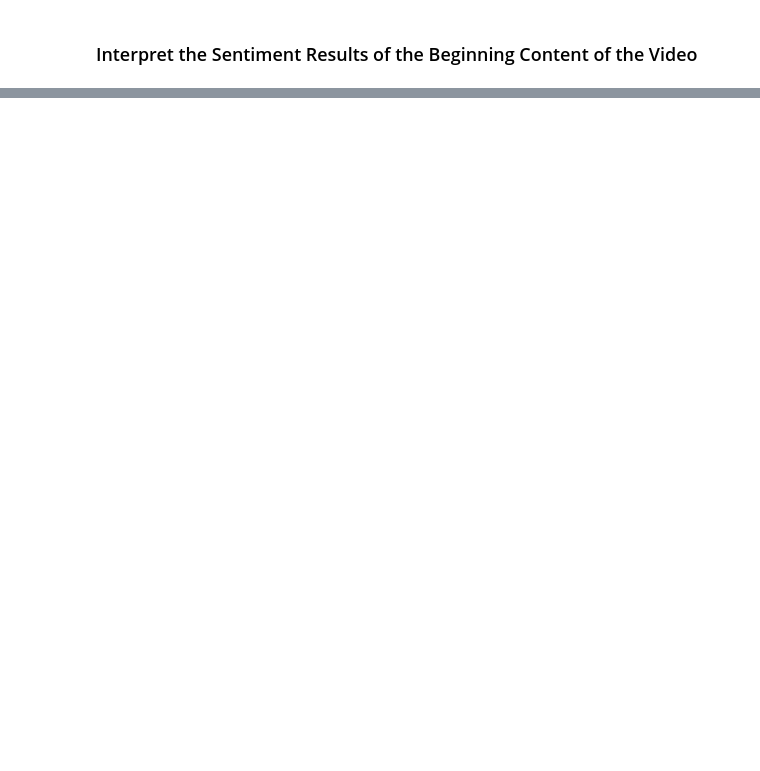
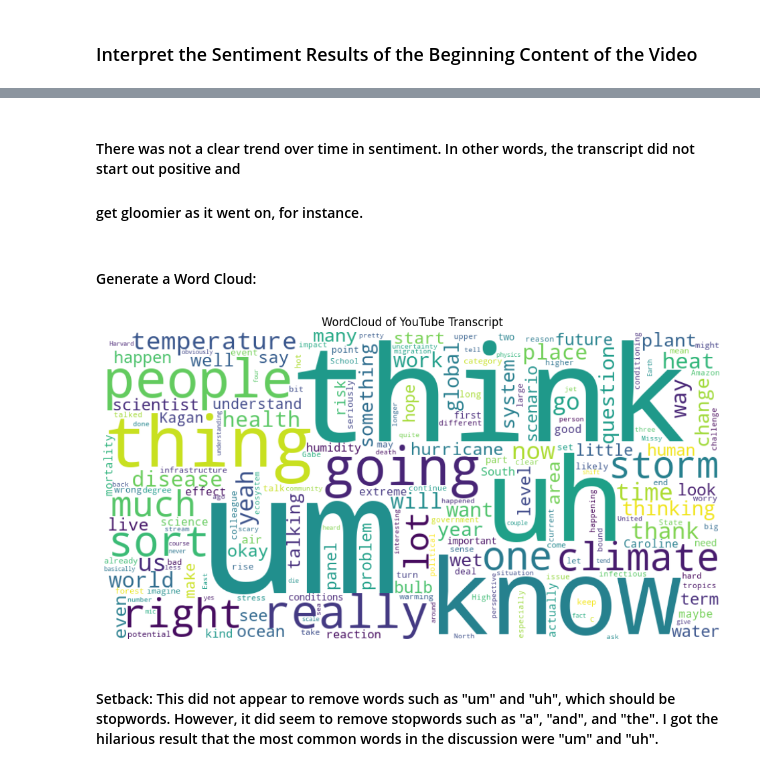
Before and after one commit to annedudzik/CISD43_Climate_Panel_Text_Mining_from_YouTube_Anne, a Jupyter notebook: CISD43_Climate_Panel_Text_Mining_from_YouTube_Anne.ipynb, the cells around one changed output, grey strips where cells are left out. Drawn from its saved outputs; the diff is of its cells as text; code cells hidden in the pictures; blank space fills up the shorter version.

```diff
--- a/CISD43_Climate_Panel_Text_Mining_from_YouTube_Anne.ipynb
+++ b/CISD43_Climate_Panel_Text_Mining_from_YouTube_Anne.ipynb
@@ -186,0 +246,28 @@ if not df.empty:
+# %% [markdown]
+#### There was not a clear trend over time in sentiment. In other words, the transcript did not start out positive and
+#### get gloomier as it went on, for instance.
+# %% [markdown]
+#### Generate a Word Cloud:
+# %%
+if full_text.strip():
+    custom_stopwords = set(STOPWORDS)
+
+    wordcloud = WordCloud(
+        width=900,
+        height=450,
+        background_color="white",
+        stopwords=custom_stopwords,
+        collocations=False
+    ).generate(full_text)
+
+    plt.figure(figsize=(12, 6))
+    plt.imshow(wordcloud, interpolation="bilinear")
+    plt.axis("off")
+    plt.title("WordCloud of YouTube Transcript")
+    plt.show()
+else:
+    print("No transcript text is available for the WordCloud.")
+# %% [output]
+[figure, added]
+# %% [markdown]
+#### Setback: This did not appear to remove words such as "um" and "uh", which should be stopwords. However, it did seem to remove stopwords such as "a", "and", and "the". I got the hilarious result that the most common words in the discussion were "um" and "uh".
```
Also changed, not shown: parts of 14 cells of this notebook, 1 other file.
